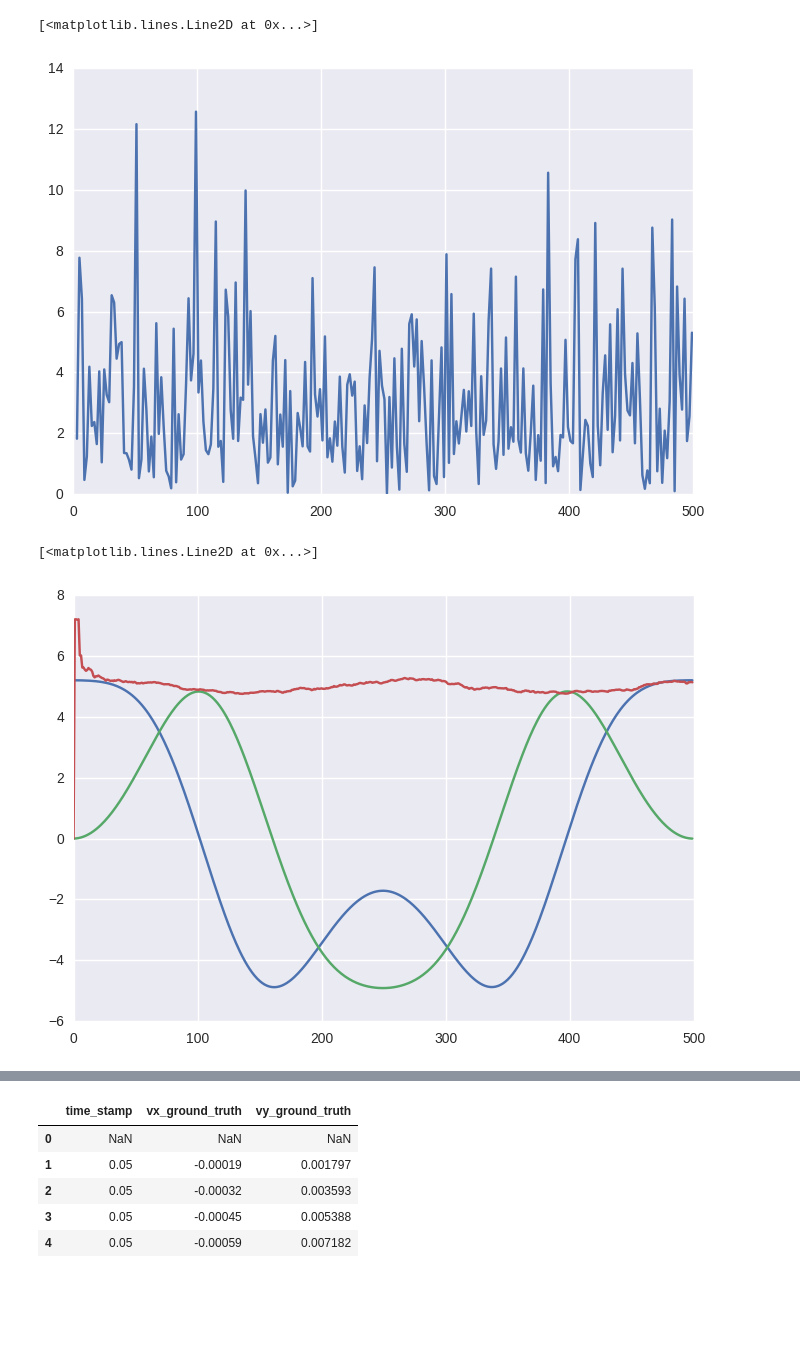
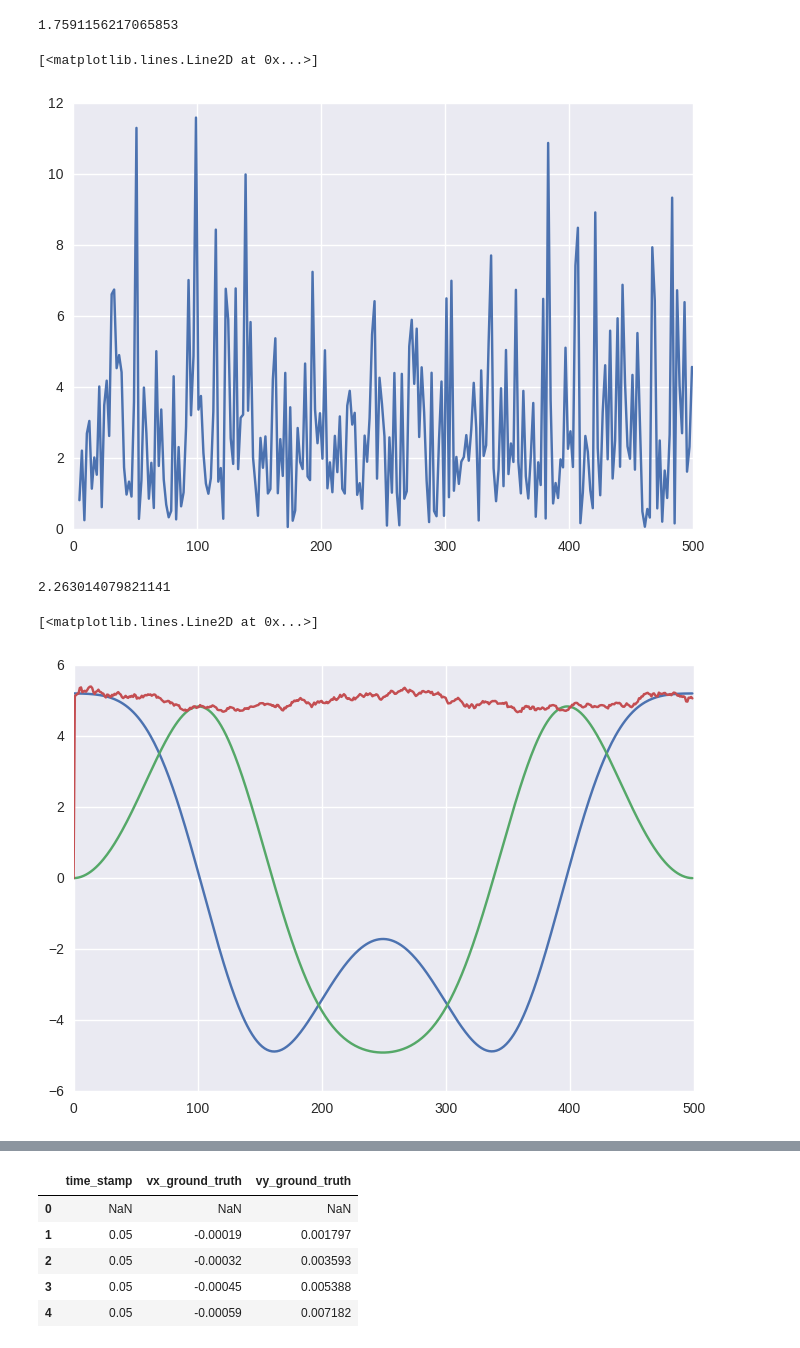
Before and after one commit to itoyjakra/Unscented-Kalman-Filter, a Jupyter notebook: Tracks.ipynb, the cells around one changed output, grey strips where cells are left out. Saved outputs shown, nothing was run; the diff lists cells and outputs as text; code cells hidden in the pictures; blank space fills up the shorter version.

```diff
--- a/Tracks.ipynb
+++ b/Tracks.ipynb
@@ -9 +7,4 @@ df = pd.read_csv("build/out.txt", delimiter="\t")
+# %%
+df_ukf = pd.read_csv("/home/arko/Projects/UKF_Branch/Unscented-Kalman-Filter/build/out.txt", delimiter="\t")
+df_ekf = pd.read_csv("/home/arko/Projects/Extended-Kalman-Filter/build/output.txt", delimiter="\t", header=None)
 # %%
@@ -31,13 +57,21 @@ plt.plot (df[df.sensor_type=='lidar'].NIS)
+# %%
+df_ukf[df_ukf.sensor_type=='lidar'].NIS.std()
+# %% [output]
+1.7591156217065853
 # %%
-df_rad = df[df.sensor_type=='radar'].NIS
-plt.plot (df_rad[df_rad<40])
+df_rad = df_ukf[df_ukf.sensor_type=='radar'].NIS
+plt.plot (df_ukf[df_ukf.sensor_type=='radar']['NIS'].iloc[2:])
 # %% [output]
 [<matplotlib.lines.Line2D at 0x...>]
-[figure, old version]
+[figure, new version]
+# %%
+df_rad.ix[2:].std()
+# %% [output]
+2.263014079821141
 # %%
-plt.plot (df.vx_ground_truth)
-plt.plot (df.vy_ground_truth)
-plt.plot (df.v_state)
+plt.plot (df_ukf.vx_ground_truth)
+plt.plot (df_ukf.vy_ground_truth)
+plt.plot (df_ukf.v_state)
 # %% [output]
 [<matplotlib.lines.Line2D at 0x...>]
-[figure, old version]
+[figure, new version]
```
Also changed, not shown: parts of 19 cells of this notebook.
